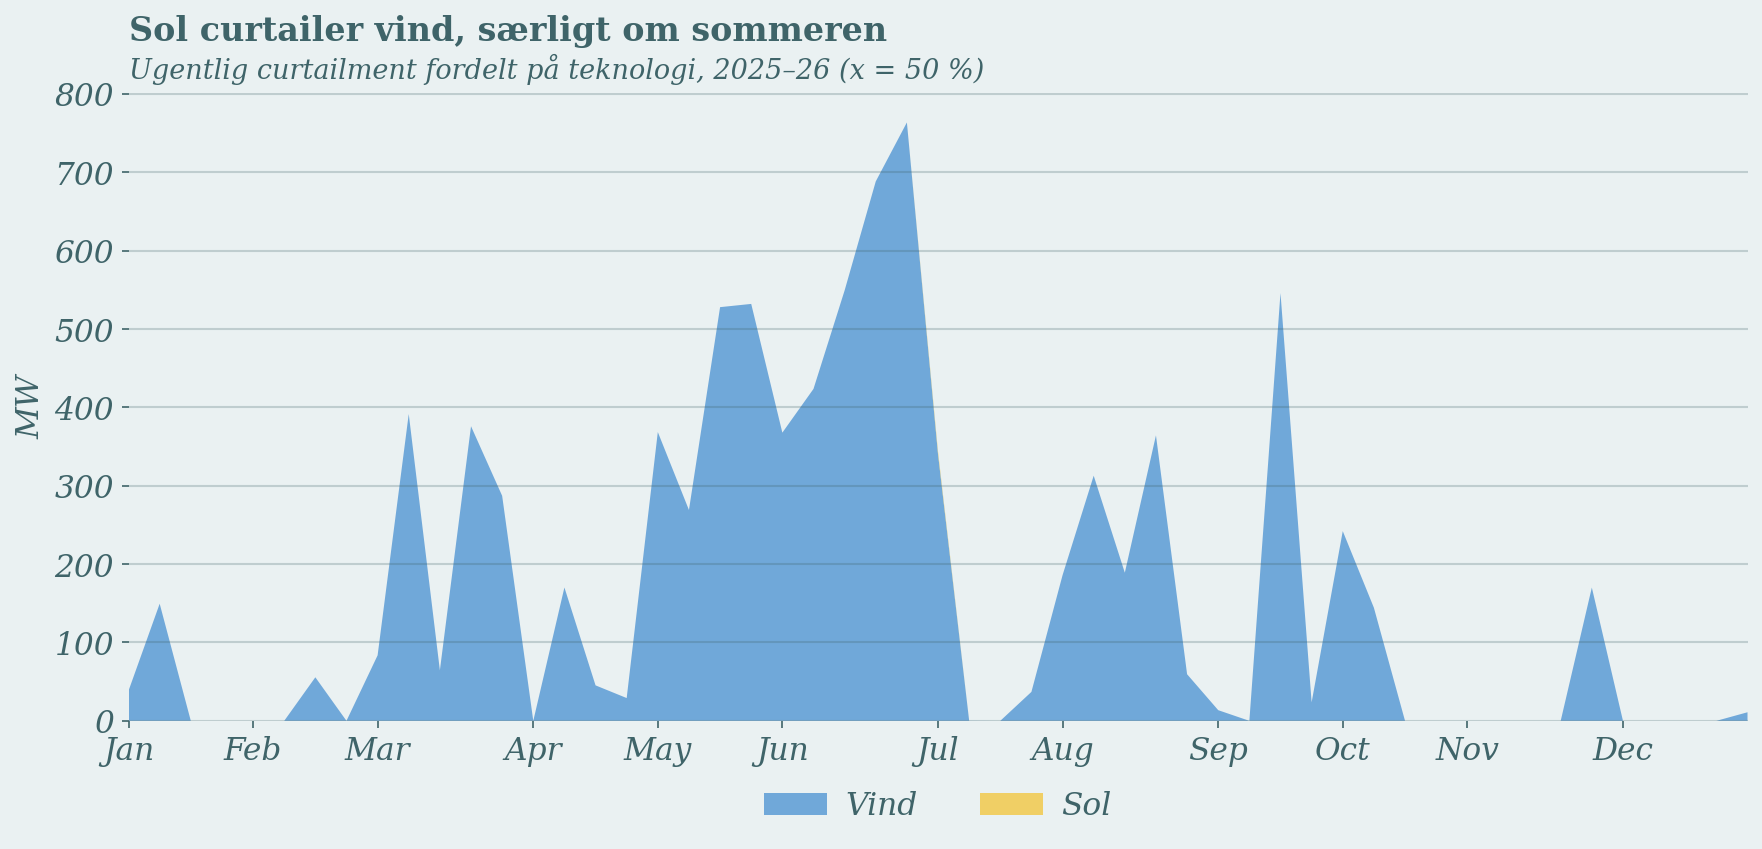
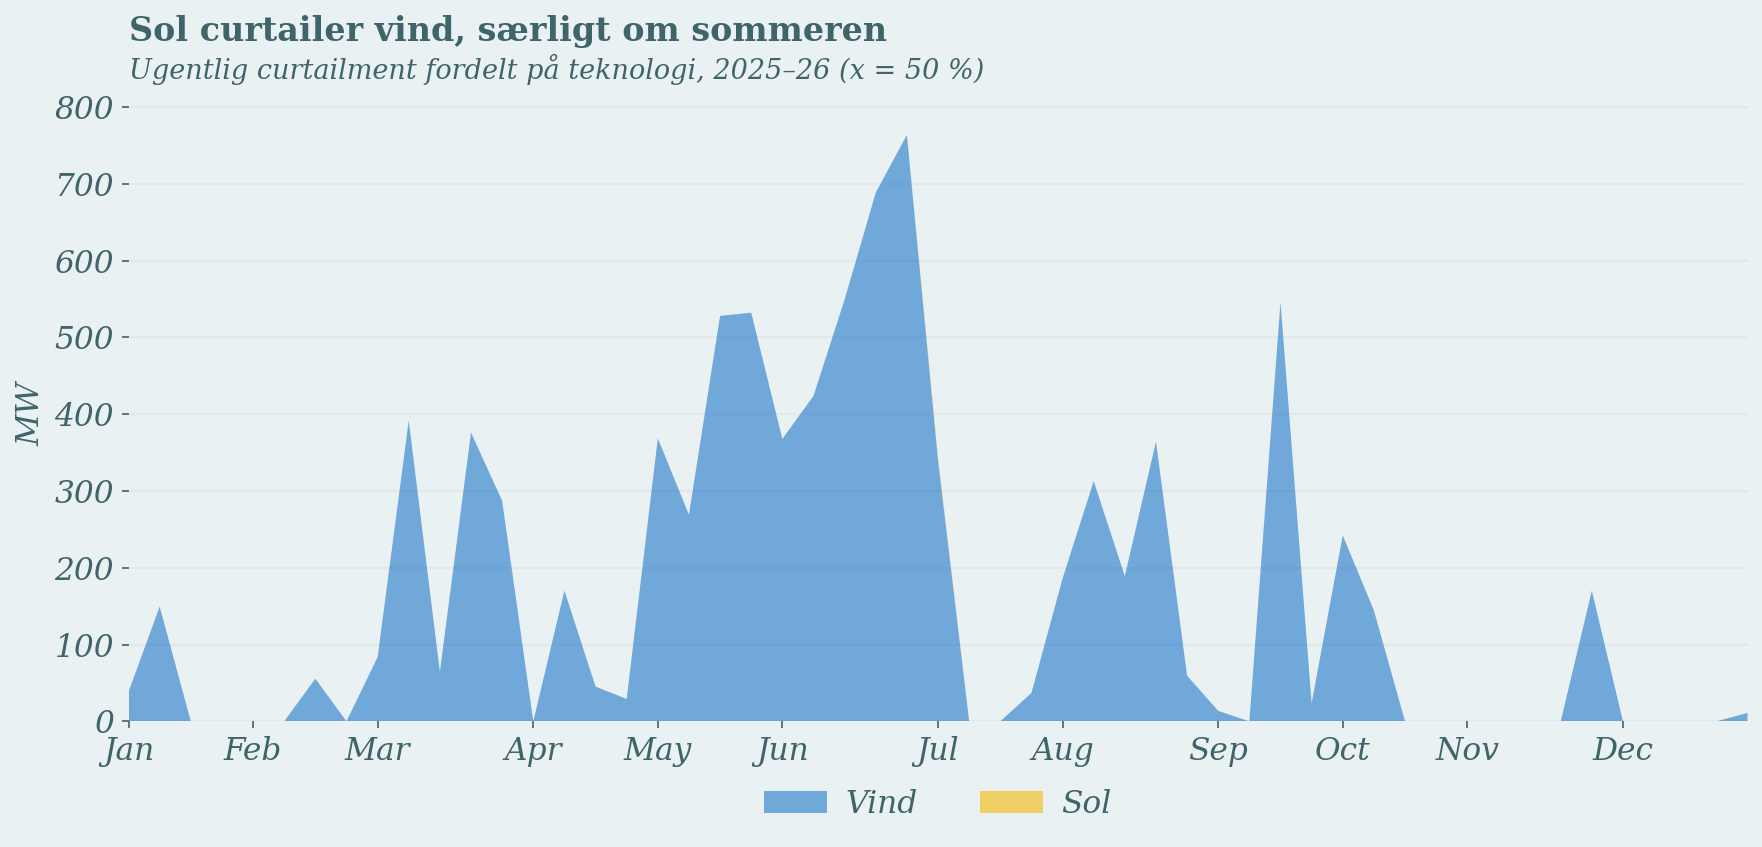
Code edit (unified diff) that turned the first committed figure into the second:
--- before
+++ after
@@ -29,5 +29,5 @@
 ax.set_ylabel('MW')
 ax.legend(loc='lower center', ncol=2, bbox_to_anchor=(0.5, -0.2))
-ax.grid(linewidth=1., alpha=0.25, color='#3F6469', axis='y')
+ax.grid(linewidth=1., alpha=0.05, color='#3F6469', axis='y')
 
 fig_title(ax,

Commit: figure formatting